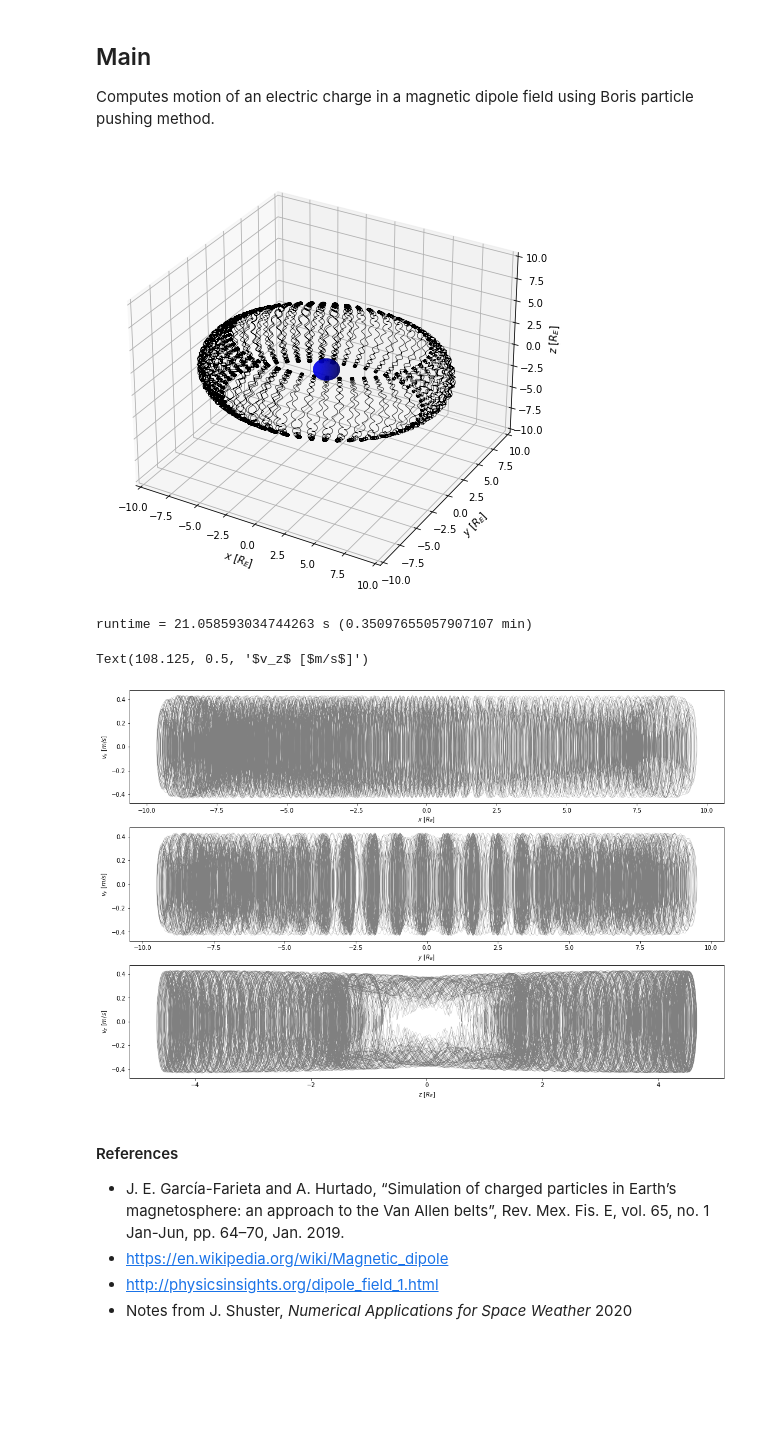
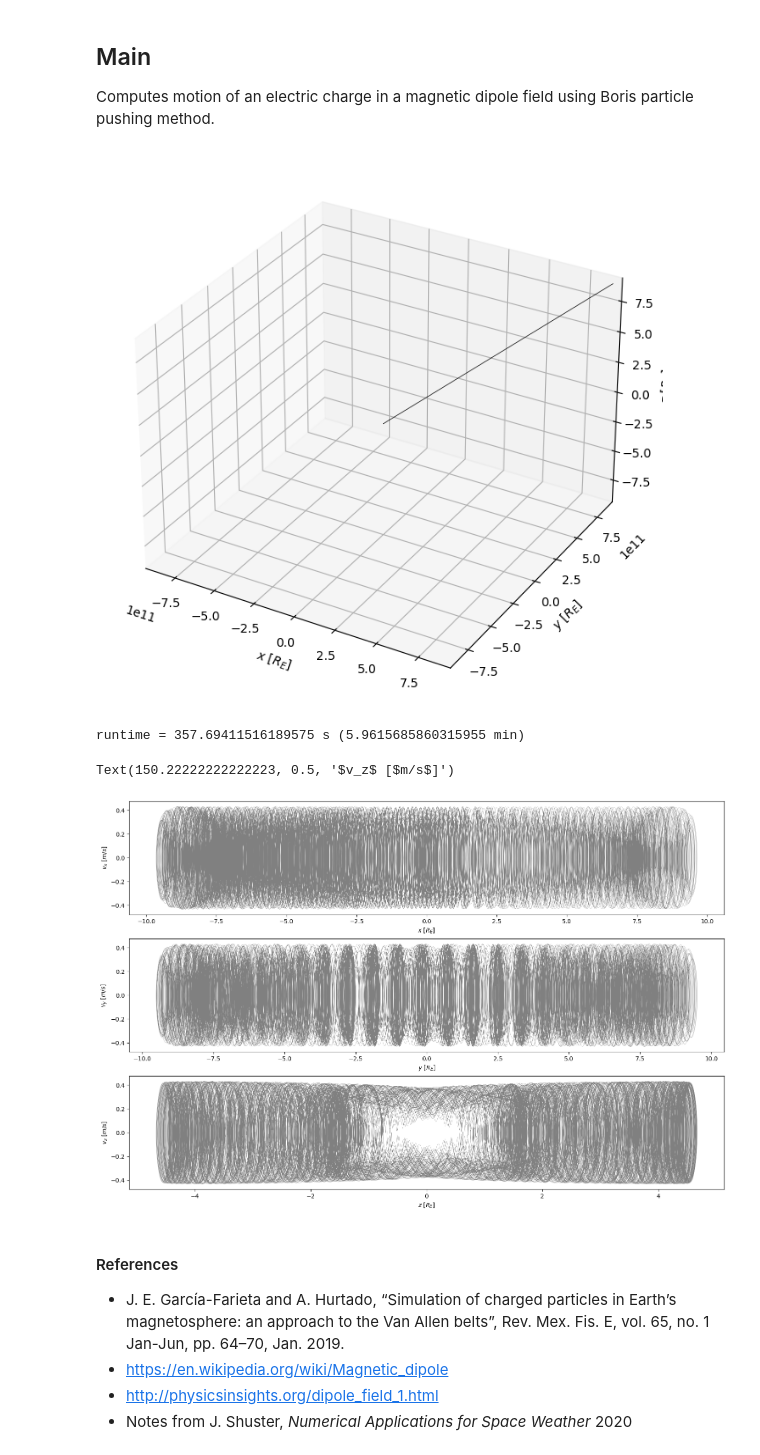
Before and after one commit to argallmr/imef, a Jupyter notebook: particle-tracing/boris-tracing/Dipole-0.ipynb, the cells around one changed output. Drawn from its saved outputs; the diff is of its cells as text; code cells hidden in the pictures; blank space fills up the shorter version.

```diff
--- a/particle-tracing/boris-tracing/Dipole-0.ipynb
+++ b/particle-tracing/boris-tracing/Dipole-0.ipynb
@@ -67,7 +67,7 @@ mp = 1.6e-27           # proton mass [kg]
 me = 9.1e-31           # electron mass [kg]
 qe = 1.603E-19         # proton charge [C]
 
-dt = 0.01
+dt = 0.001
 tf = 6000
 steps = int(tf/dt)
 
@@ -103,7 +103,7 @@ for i in range(0, steps-1):
         # calculate dipole field
         B0 = B(r)
 
-        E = 0
+        E = 0.001
 
         c0 = (dt*q*B0)/(2*m)
 
@@ -142,35 +142,35 @@ ranges.append(math.ceil(min(abs(rdat[:,0]))))
 ranges.append(math.ceil(max(abs(rdat[:,1]))))
 ranges.append(math.ceil(min(abs(rdat[:,1]))))
 ranges.append(math.ceil(max(abs(rdat[:,2]))))
 ranges.append(math.ceil(min(abs(rdat[:,2]))))
 
 axrng = max(ranges)
 
 ax.set_xlim([-axrng, axrng])
 ax.set_ylim([-axrng, axrng])
 ax.set_zlim([-axrng, axrng])
 
 # plot attributes
 #ax.set_box_aspect([1,1,.5])
 ax.set_xlabel("$x$ [$R_E$]")
 ax.set_ylabel("$y$ [$R_E$]")
 ax.set_zlabel("$z$ [$R_E$]")
 
 # save figure
 # fname = 'dipolef'
 # plt.savefig('../bin/'+fname+'.png',bbox_inches='tight', dpi=150)
 
 plt.show()
 
 # end time
 time_end = time.time()
 
 # print runtime
 runtime = time_end - time_start
 print(f"runtime = {runtime} s ({runtime/60} min)")
 # %% [output]
-[figure, old version]
+[figure, new version]
-runtime = 21.058593034744263 s (0.35097655057907107 min)
+runtime = 357.69411516189575 s (5.9615685860315955 min)
 # %%
 fig, (ax1, ax2, ax3) = plt.subplots(3, figsize=(15, 10))
 plt.tight_layout(pad=2.)
@@ -189,7 +189,7 @@ ax3.plot(rdat[:,2],vdat[:,2], c='grey', linewidth=0.25)
 ax3.set_xlabel("$z$ [$R_E$]")
 ax3.set_ylabel("$v_z$ [$m/s$]")
 # %% [output]
-Text(108.125, 0.5, '$v_z$ [$m/s$]')
+Text(150.22222222222223, 0.5, '$v_z$ [$m/s$]')
 [figure]
 # %% [markdown]
 #### References
```
Also changed, not shown: 1 other file.
